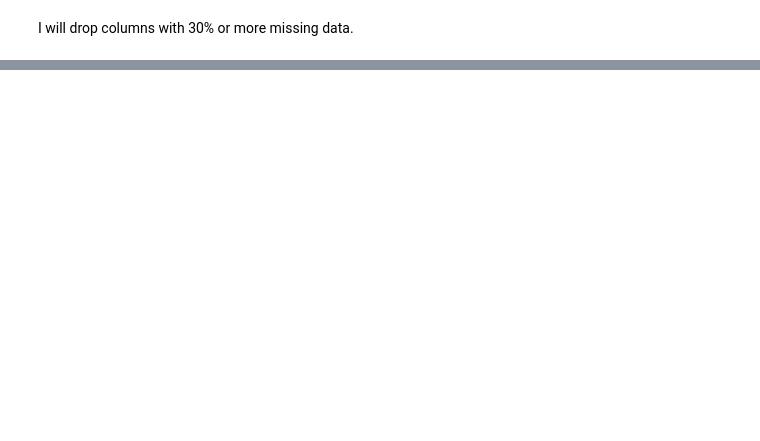
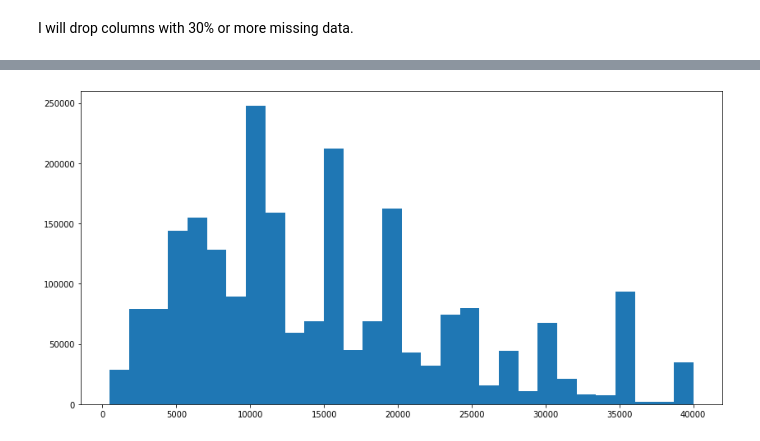
Before and after one commit to andrewhnberry/Identifying-bad-debt, a Jupyter notebook: Part 1 - Exploratory Data Analysis.ipynb, the cells around one changed output, grey strips where cells are left out. Saved outputs shown, nothing was run; the diff lists cells and outputs as text; code cells hidden in the pictures; blank space fills up the shorter version.

```diff
--- a/Part 1 - Exploratory Data Analysis.ipynb
+++ b/Part 1 - Exploratory Data Analysis.ipynb
@@ -181,0 +257,7 @@ df.shape
+# %%
+#Let's look at the distribution of loan amounts
+plt.figure(figsize = (14,7))
+plt.hist(x = df.loan_amnt, bins = 30)
+plt.show()
+# %% [output]
+[figure, added]
```
Also changed, not shown: parts of 12 cells of this notebook.
